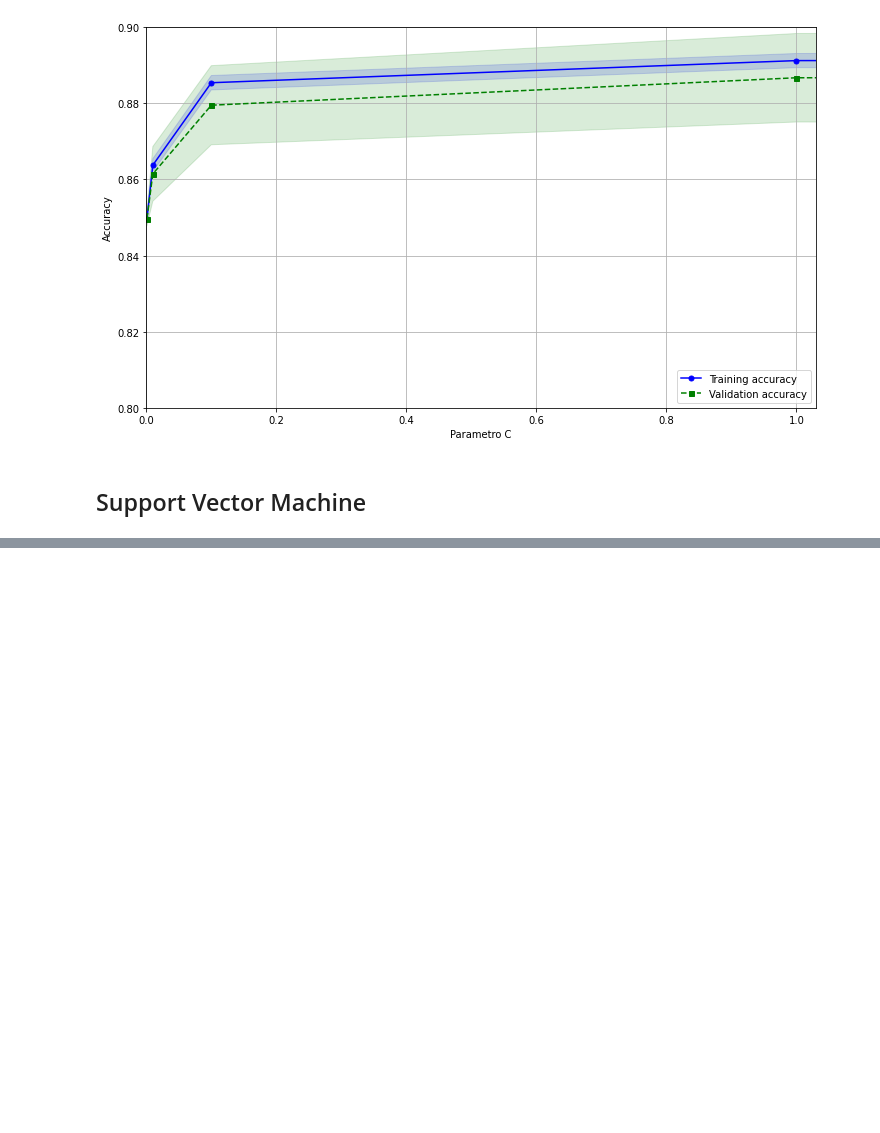
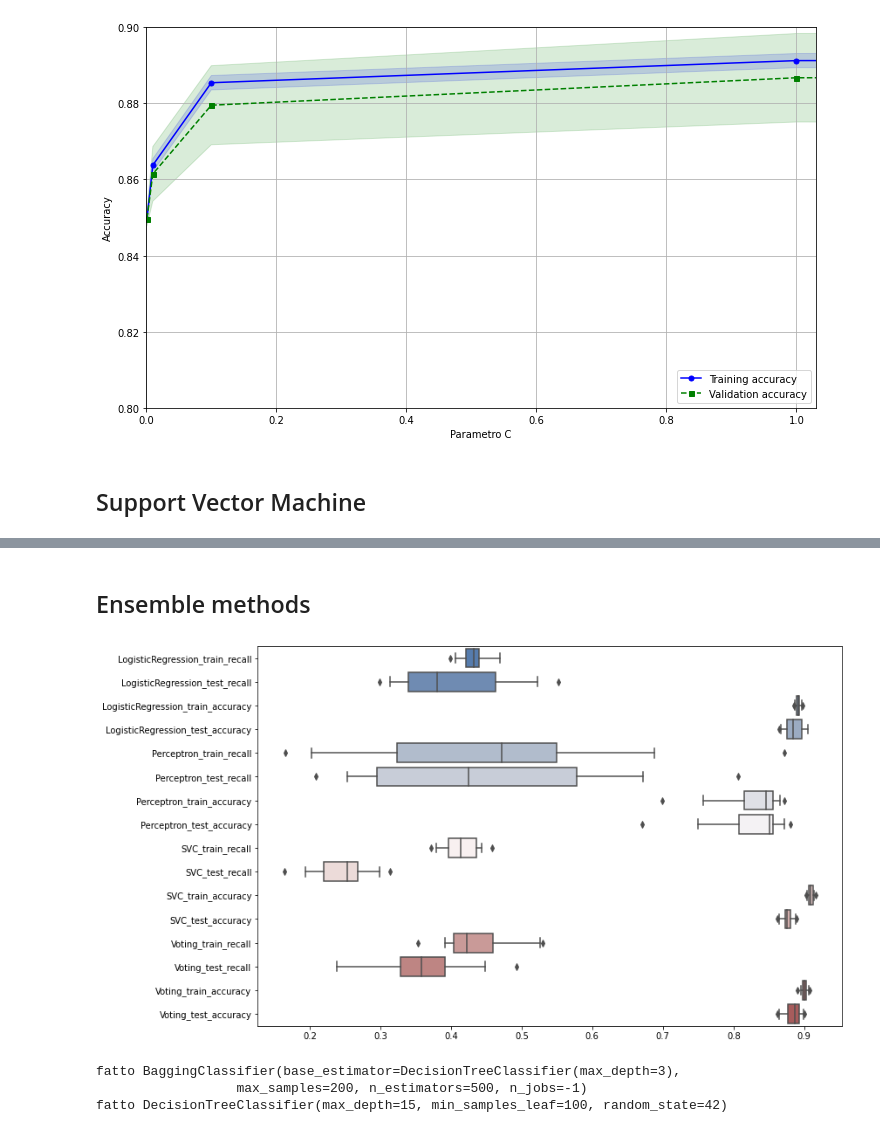
Before and after one commit to remarcoble/ML-marketing-campaign, a Jupyter notebook: main.ipynb, the cells around one changed output, grey strips where cells are left out. Drawn from its saved outputs; the diff is of its cells as text; code cells hidden in the pictures; blank space fills up the shorter version.

```diff
--- a/main.ipynb
+++ b/main.ipynb
@@ -609,0 +744,44 @@ Pipeline(steps=[('scaler', StandardScaler()),
+# %% [markdown]
+## Ensemble methods
+# %%
+def visualize_ensemble_performance(ax, X, y, scores, scoring):
+    data_score = []
+    labels = []
+    for clf in scores['estimator'][0].estimators_:
+        scores_clf = cross_validate(clf, X, y,
+                        cv = StratifiedShuffleSplit(n_splits=20, test_size=0.2, random_state=42),
+                        return_train_score= True,
+                        scoring = scoring,
+                        n_jobs=-1)
+        data_score.extend([scores_clf[t+s] for s in scoring for t in ['train_','test_']])
+        labels.extend([clf.__class__.__name__+'_'+t+s for s in scoring for t in ['train_','test_']])
+    data_score.extend([scores[t+s] for s in scoring for t in ['train_','test_']])
+    labels.extend(['Voting_'+t+s for s in scoring for t in ['train_','test_']])
+    sns.boxplot(ax = ax,
+                data = data_score,
+                whis = [5, 95],
+                palette = "vlag",
+                orient = 'h'
+               )
+    ax.set(yticklabels=labels)
+# %%
+log_clf = LogisticRegression(random_state=42)
+svm_clf = SVC(random_state=42)
+per_clf = Perceptron(random_state=42)
+
+voting_clf = VotingClassifier(
+    estimators=[('lr', log_clf), ('pc', per_clf), ('svc', svm_clf)],
+    voting='hard')
+# %%
+scores = cross_validate(voting_clf, feature_matrix, dataset_label,
+                        cv = StratifiedShuffleSplit(n_splits=20, test_size=0.2, random_state=42),
+                        return_estimator = True,
+                        return_train_score= True,
+                        scoring = ['recall','accuracy','f1'],
+                        n_jobs=-1)
+# %%
+fig = plt.figure(figsize=(12,8))
+ax = fig.add_subplot()
+visualize_ensemble_performance(ax, feature_matrix, dataset_label, scores, ['recall','accuracy'])
+# %% [output]
+[figure, added]
@@ -609,0 +791,19 @@ Pipeline(steps=[('scaler', StandardScaler()),
+# %%
+train_sizes, train_means, test_means, test_stds, train_stds = [],[],[],[],[]
+for clf in [bag_clf, dt_clf]:
+    train_size, train_scores, test_scores = learning_curve(clf,
+                                                       X=feature_matrix,
+                                                       y=dataset_label,
+                                                       train_sizes=np.linspace(0.1,1.0,10),
+                                                       cv=StratifiedShuffleSplit(n_splits=10, test_size=0.2, random_state=42),
+                                                       n_jobs=-1)
+    print('fatto {}'.format(clf))
+    train_means.append(np.mean(train_scores, axis=1))
+    train_stds.append(np.std(train_scores, axis=1))
+    test_means.append(np.mean(test_scores, axis=1))
+    test_stds.append(np.std(test_scores, axis=1))
+    train_sizes.append(train_size)
+# %% [output]
+fatto BaggingClassifier(base_estimator=DecisionTreeClassifier(max_depth=3),
+                  max_samples=200, n_estimators=500, n_jobs=-1)
+fatto DecisionTreeClassifier(max_depth=15, min_samples_leaf=100, random_state=42)
```
Also changed, not shown: parts of 19 cells of this notebook.
